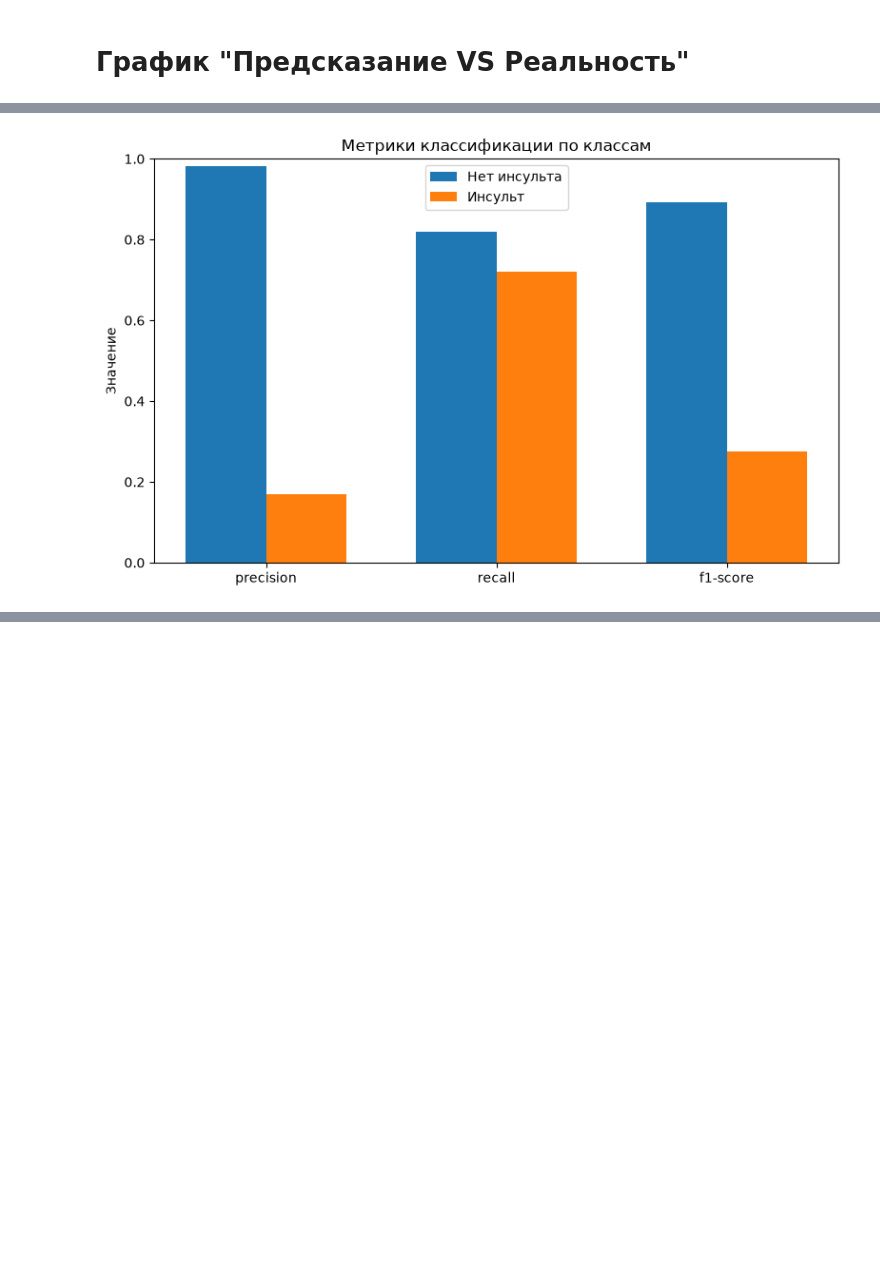
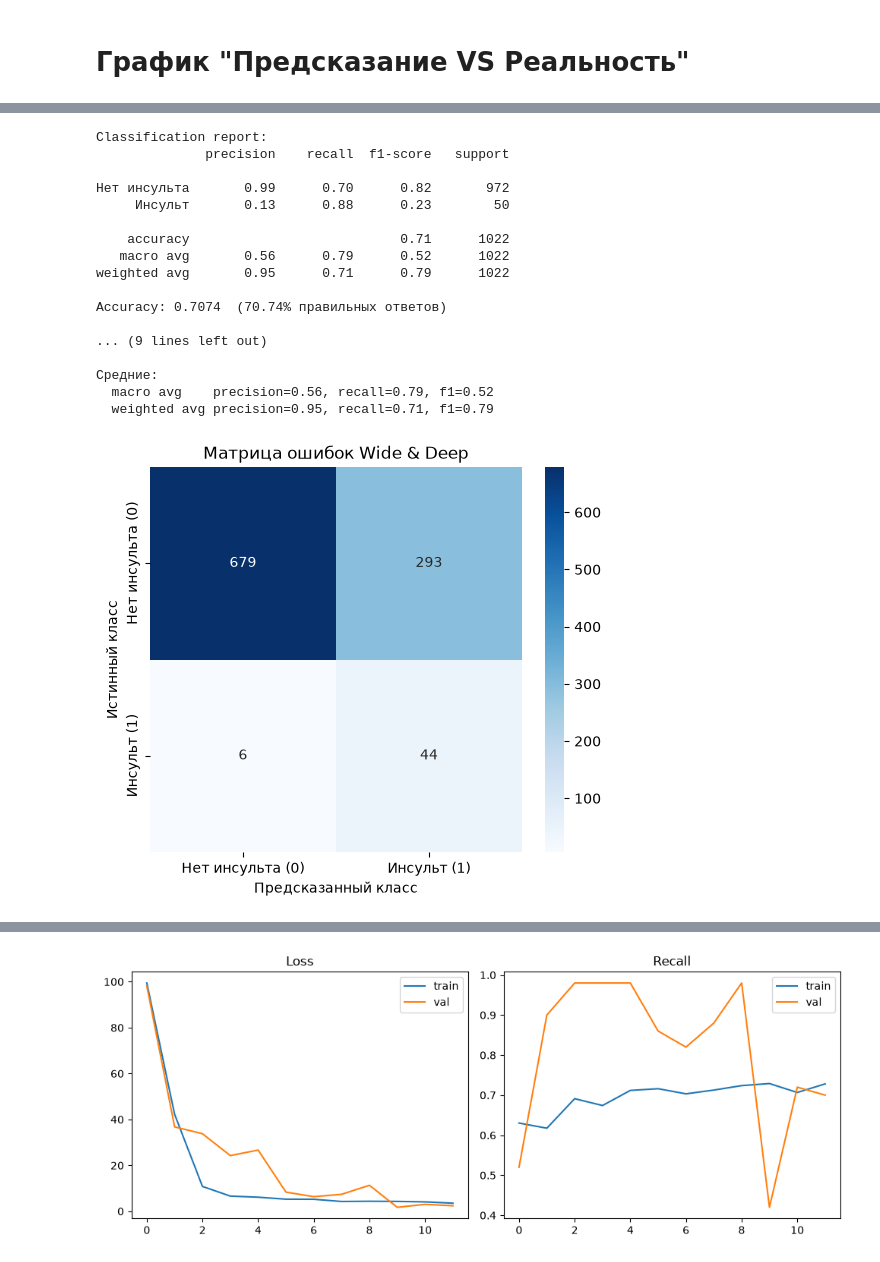
Before and after one commit to Fandoren/ML_Stroke_Prediction, a Jupyter notebook: main.ipynb, the cells around one changed output, grey strips where cells are left out. Saved outputs shown, nothing was run; the diff lists cells and outputs as text; code cells hidden in the pictures; blank space fills up the shorter version.

Commit message:
TensorFlow. Wide and Deep

```diff
--- a/main.ipynb
+++ b/main.ipynb
@@ -409,8 +406,13 @@ y = df[TARGET]
 # %% [markdown]
 ## HeatMap параметров
 # %%
-"""df_encoded = X.copy()
+from sklearn.preprocessing import LabelEncoder
+
+df_encoded = X.copy()
 df_encoded[TARGET] = y
+
+for col in df_encoded.select_dtypes(include=['object']).columns:
+    df_encoded[col] = LabelEncoder().fit_transform(df_encoded[col].astype(str))
 
 corr = df_encoded.corr()
 
@@ -425,5 +427,5 @@ plt.title('Корреляция признаков с целевой перем
 plt.xlabel('Коэффициент корреляции Пирсона')
 plt.ylabel('Признаки')
 plt.axvline(0, color='black', linestyle='--')
-plt.show()"""
+plt.show()
 # %% [output]
@@ -646,10 +656,6 @@ weighted avg       0.94      0.81      0.86       511
 # Оценка качества
 # %%
 def print_metrics_explained(y_true, y_pred, target_names):
-    """
-    Печатает краткое объяснение метрик классификации.
-    """
-
     report = classification_report(y_true, y_pred, target_names=target_names, output_dict=True)
     acc = report['accuracy']
 
@@ -667,5 +673,3 @@ def print_metrics_explained(y_true, y_pred, target_names):
     print("\nСредние:")
     print(f"  macro avg    precision={macro['precision']:.2f}, recall={macro['recall']:.2f}, f1={macro['f1-score']:.2f}")
     print(f"  weighted avg precision={weighted['precision']:.2f}, recall={weighted['recall']:.2f}, f1={weighted['f1-score']:.2f}")
-
-print_metrics_explained(y_test, y_pred, ['Нет инсульта', 'Инсульт'])
@@ -774,12 +750,53 @@ def plot_real_vs_predicted(y_true, y_pred):
     plt.tight_layout()
     plt.show()
 # %%
-plot_class_metrics(
-    y_test,
-    y_pred,
-    ['Нет инсульта', 'Инсульт']
-)
+print("\nClassification report:")
+print(classification_report(y_val, y_pred,
+                            target_names=['Нет инсульта', 'Инсульт'],
+                            zero_division=0))
 
-plot_real_vs_predicted(y_test, y_pred)
+print_metrics_explained(y_val, y_pred, ['Нет инсульта', 'Инсульт'])
+
+cm = confusion_matrix(y_val, y_pred)
+plt.figure(figsize=(6,5))
+sns.heatmap(cm, annot=True, fmt='d', cmap='Blues',
+            xticklabels=['Нет инсульта (0)', 'Инсульт (1)'],
+            yticklabels=['Нет инсульта (0)', 'Инсульт (1)'])
+plt.xlabel('Предсказанный класс')
+plt.ylabel('Истинный класс')
+plt.title('Матрица ошибок Wide & Deep')
+plt.show()
+
+plot_class_metrics(y_val, y_pred, ['Нет инсульта', 'Инсульт'])
+plot_real_vs_predicted(y_val, y_pred)
+
+# График обучениея
+plt.figure(figsize=(10,4))
+plt.subplot(1,2,1)
+plt.plot(history.history['loss'], label='train')
+plt.plot(history.history['val_loss'], label='val')
+plt.title('Loss'); plt.legend()
+plt.subplot(1,2,2)
+plt.plot(history.history['recall'], label='train')
+plt.plot(history.history['val_recall'], label='val')
+plt.title('Recall'); plt.legend()
+plt.tight_layout(); plt.show()
 # %% [output]
+Classification report:
+              precision    recall  f1-score   support
+
+Нет инсульта       0.99      0.70      0.82       972
+     Инсульт       0.13      0.88      0.23        50
+
+    accuracy                           0.71      1022
+   macro avg       0.56      0.79      0.52      1022
+weighted avg       0.95      0.71      0.79      1022
+
+Accuracy: 0.7074  (70.74% правильных ответов)
+
+... (9 lines left out)
+
+Средние:
+  macro avg    precision=0.56, recall=0.79, f1=0.52
+  weighted avg precision=0.95, recall=0.71, f1=0.79
-[figure, old version]
+[figure, new version]
@@ -786,0 +805 @@ plot_real_vs_predicted(y_test, y_pred)
+[figure, added]
```
Also changed, not shown: parts of 14 cells of this notebook, 5 other files.
